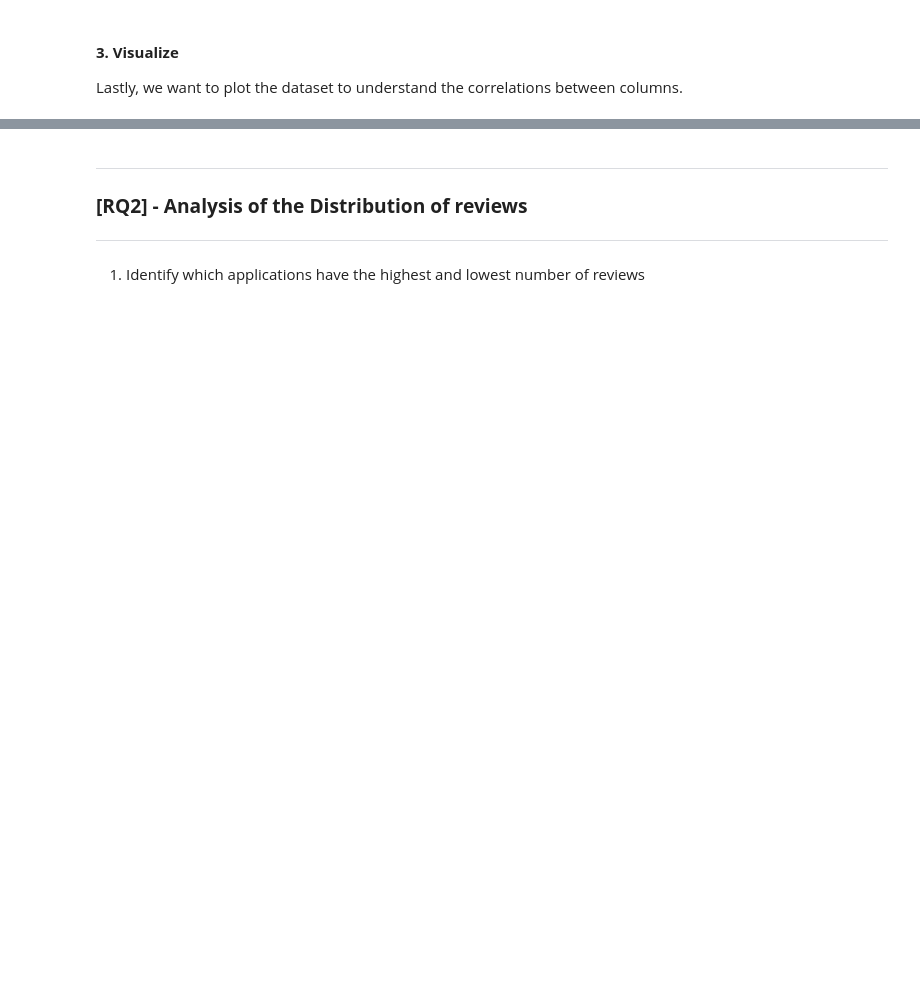
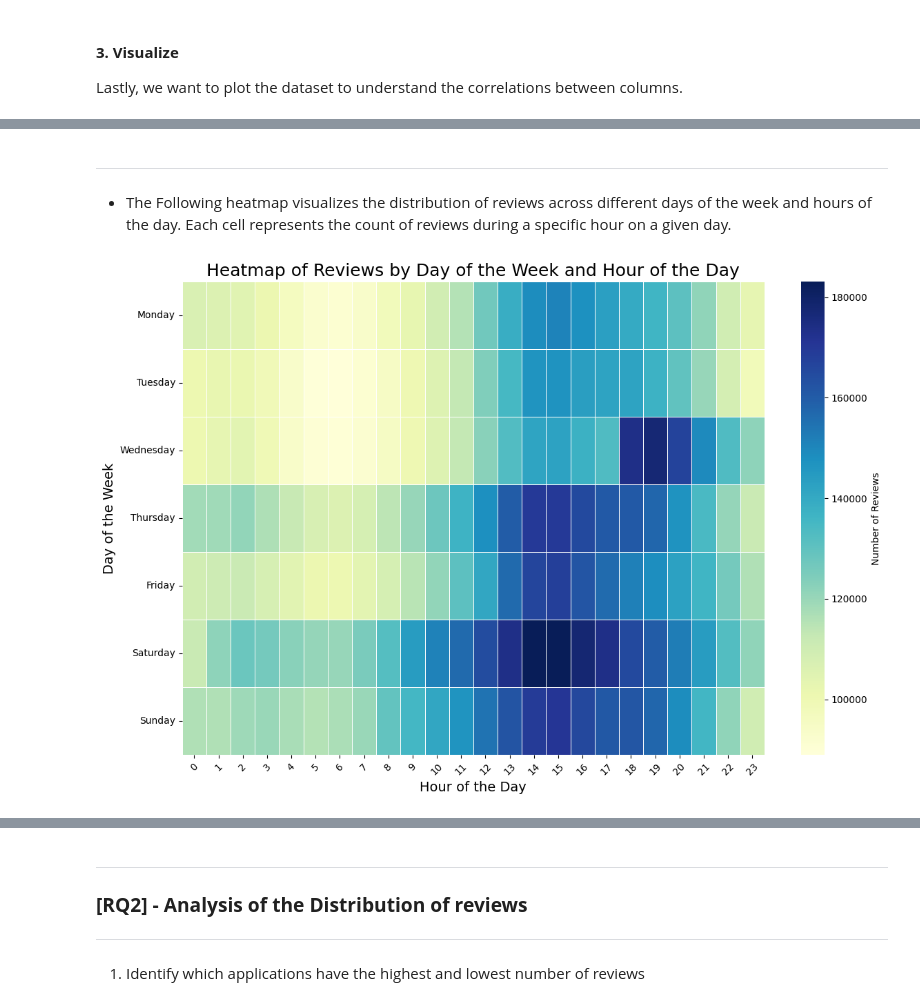
Before and after one commit to zimmy11/ADM-HW2, a Jupyter notebook: main.ipynb, the cells around one changed output, grey strips where cells are left out. Saved outputs shown, nothing was run; the diff lists cells and outputs as text; code cells hidden in the pictures; blank space fills up the shorter version.

```diff
--- a/main.ipynb
+++ b/main.ipynb
@@ -149,0 +257,33 @@ functions.visualize(df)
+# %% [markdown]
+---
+- The Following heatmap visualizes the distribution of reviews across different days of the week and hours of the day. Each cell represents the count of reviews during a specific hour on a given day.
+# %%
+# Ensure the timestamp column is in datetime format
+new_df_visual = df.copy()
+new_df_visual['timestamp_created'] = pd.to_datetime(new_df_visual['timestamp_created'])
+
+# Extract day of the week and hour from the timestamp
+new_df_visual['day_of_week'] = new_df_visual['timestamp_created'].dt.day_name()  # Get the name of the day
+new_df_visual['hour'] = new_df_visual['timestamp_created'].dt.hour  # Get the hour
+
+# Count the number of reviews for each combination of day and hour
+review_counts = new_df_visual.groupby(['day_of_week', 'hour']).size().unstack(fill_value=0)
+
+# Reorder the days of the week for correct heatmap display
+ordered_days = ['Monday', 'Tuesday', 'Wednesday', 'Thursday', 'Friday', 'Saturday', 'Sunday']
+review_counts = review_counts.reindex(ordered_days)
+
+# Set up the figure and axes
+plt.figure(figsize=(12, 8))
+sns.heatmap(review_counts, cmap='YlGnBu', annot=False, fmt='d', linewidths=.5, cbar_kws={"label": "Number of Reviews"})
+
+# Title and labels
+plt.title('Heatmap of Reviews by Day of the Week and Hour of the Day', fontsize=18)
+plt.xlabel('Hour of the Day', fontsize=14)
+plt.ylabel('Day of the Week', fontsize=14)
+plt.xticks(rotation=45)
+plt.yticks(rotation=0)
+plt.tight_layout()
+plt.show()
+# %% [output]
+[figure, added]
```
Also changed, not shown: parts of 49 cells of this notebook, 1 other file.
